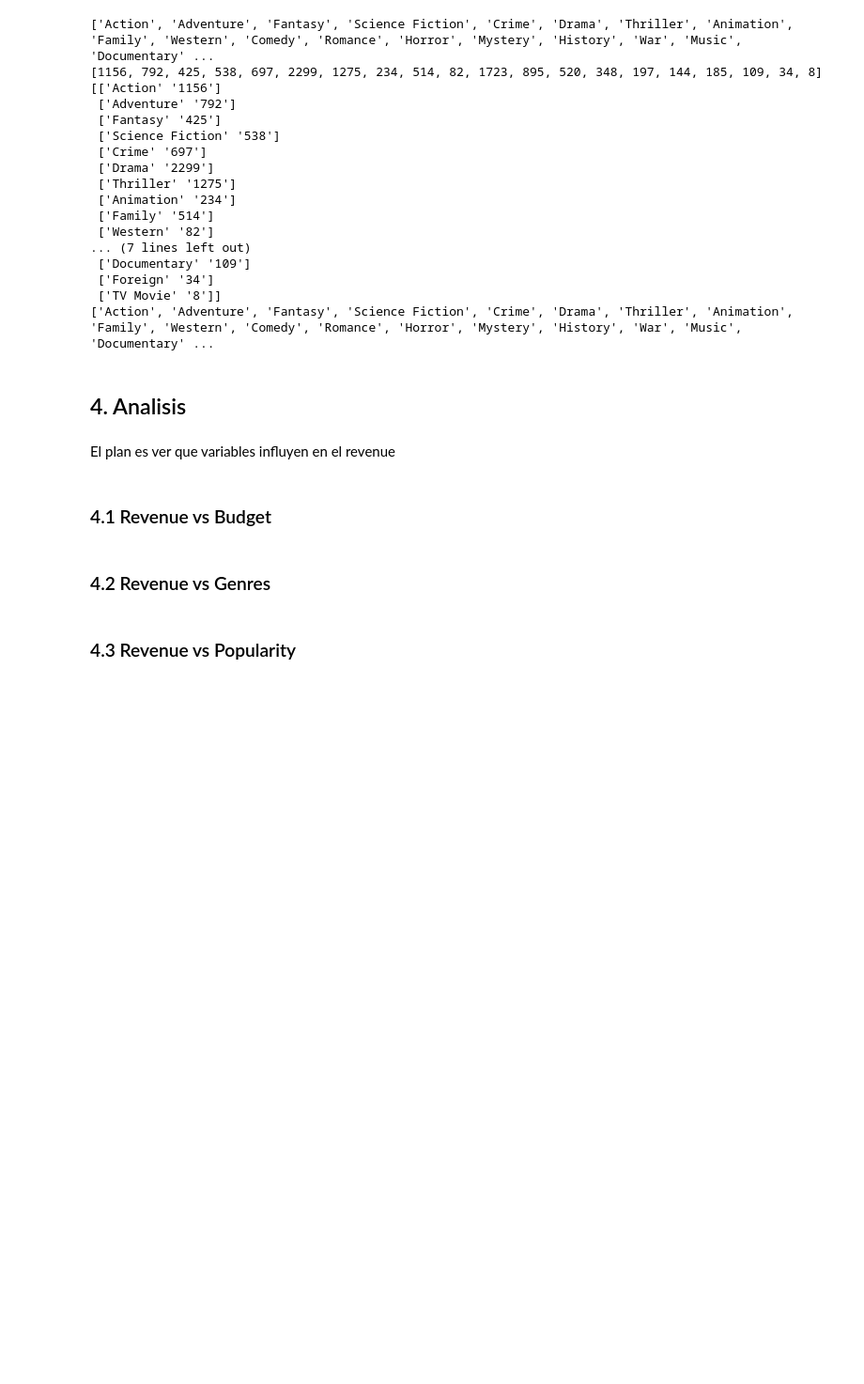
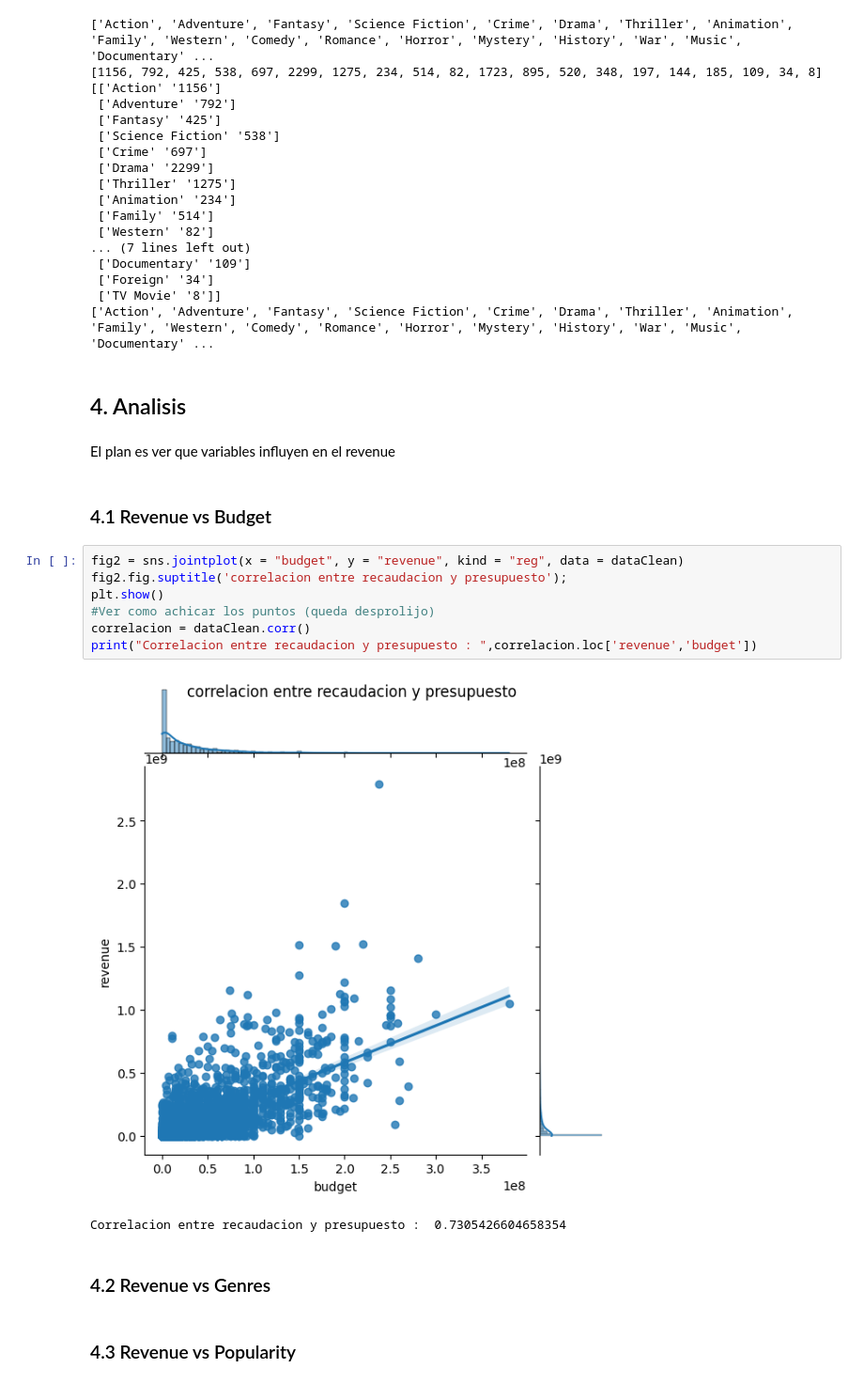
Before and after one commit to AleGallart/SATPython, a Jupyter notebook: Notebook.ipynb, the cells around one changed output. Shown: that part at 94% size. Cells and saved outputs as stored; diff of their text form; blank space fills up the shorter version.

```diff
--- a/Notebook.ipynb
+++ b/Notebook.ipynb
@@ -222,6 +222,16 @@ print(xMatriz(packMatriz(dataClean['genres'], 'name')))
 El plan es ver que variables influyen en el revenue
 # %% [markdown]
 ### 4.1 Revenue vs Budget
+# %%
+fig2 = sns.jointplot(x = "budget", y = "revenue", kind = "reg", data = dataClean)
+fig2.fig.suptitle('correlacion entre recaudacion y presupuesto');
+plt.show()
+#Ver como achicar los puntos (queda desprolijo)
+correlacion = dataClean.corr()
+print("Correlacion entre recaudacion y presupuesto : ",correlacion.loc['revenue','budget'])
+# %% [output]
+[figure, added]
+Correlacion entre recaudacion y presupuesto :  0.7305426604658354
 # %% [markdown]
 ### 4.2 Revenue vs Genres
 # %% [markdown]
```
Also changed, not shown: parts of 4 cells of this notebook.
